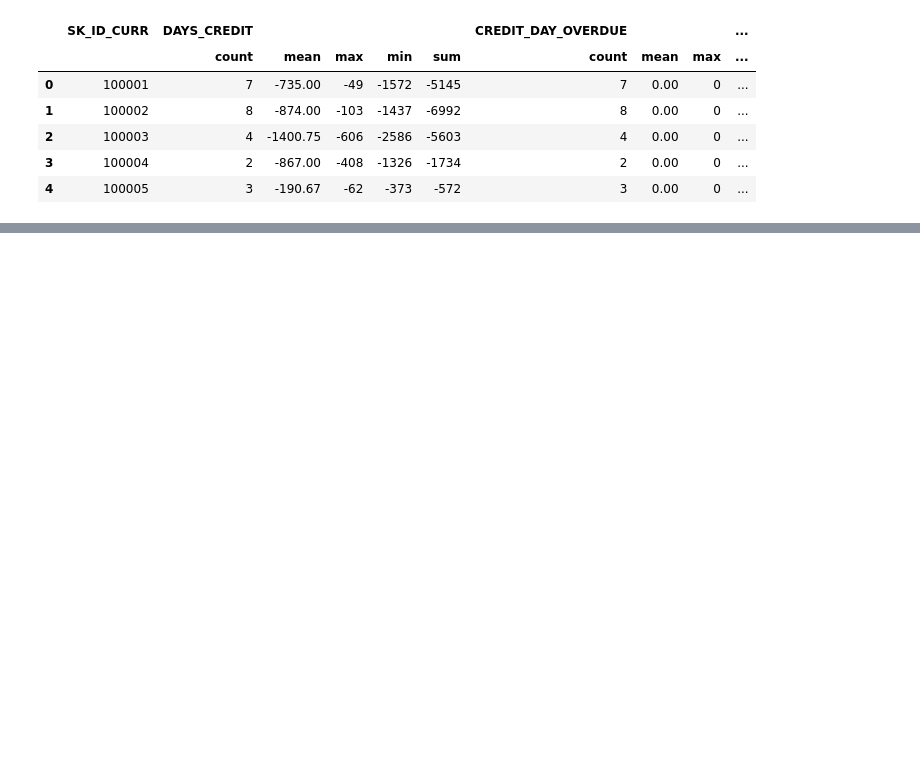
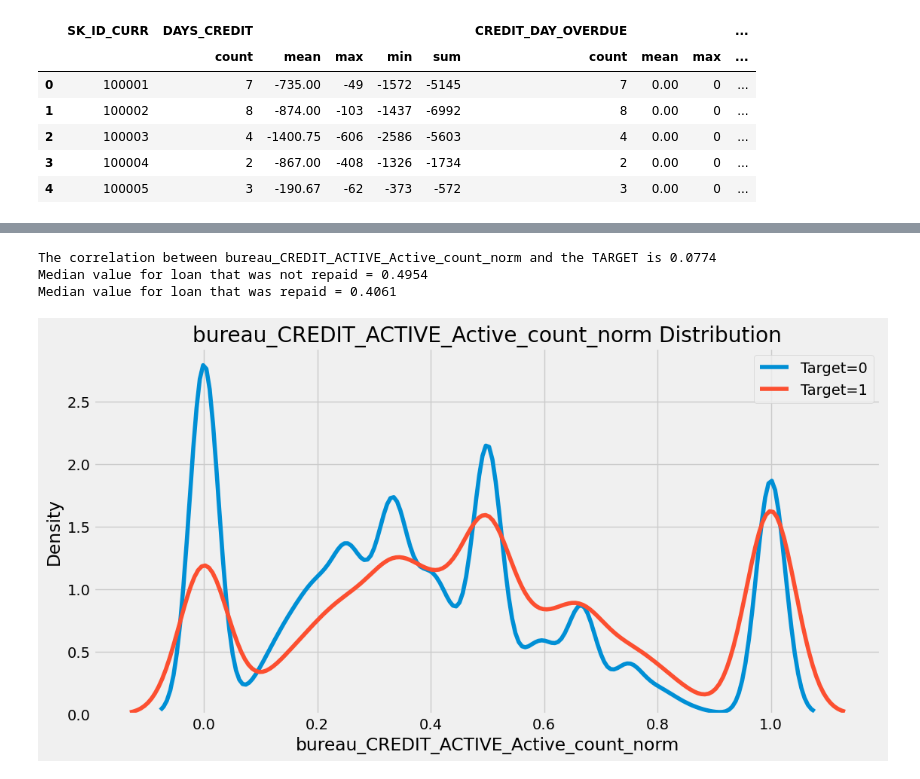
Before and after one commit to akimalikhanov/w, a Jupyter notebook: 2_manual_fe.ipynb, the cells around one changed output, grey strips where cells are left out. Drawn from its saved outputs; the diff is of its cells as text; code cells hidden in the pictures; blank space fills up the shorter version.

```diff
--- a/2_manual_fe.ipynb
+++ b/2_manual_fe.ipynb
@@ -251,0 +480,6 @@ def target_corrs(df):
+# %%
+bur_balance_by_loan=bur_balance_agg.merge(bur_balance_counts, how='outer', on='SK_ID_BUREAU')
+
+bur_balance_by_loan=bur[['SK_ID_BUREAU', 'SK_ID_CURR']].merge(bur_balance_by_loan, how='left', on='SK_ID_BUREAU')
+
+bur_balance_by_client=agg_numeric(bur_balance_by_loan.drop('SK_ID_BUREAU', axis=1), 'SK_ID_CURR', 'client')
@@ -251,0 +500,4 @@ def target_corrs(df):
+# %%
+train=train.merge(bur_counts, on='SK_ID_CURR', how='left')
+train=train.merge(bur_agg, on='SK_ID_CURR', how='left')
+train=train.merge(bur_balance_by_client, on='SK_ID_CURR', how='left')
@@ -251,0 +539,12 @@ def target_corrs(df):
+# %%
+# Read in the test dataframe
+test = pd.read_csv('data/application_test.csv')
+
+# Merge with the value counts of bureau
+test = test.merge(bur_counts, on = 'SK_ID_CURR', how = 'left')
+
+# Merge with the stats of bureau
+test = test.merge(bur_agg, on = 'SK_ID_CURR', how = 'left')
+
+# Merge with the value counts of bureau balance
+test = test.merge(bur_balance_by_client, on = 'SK_ID_CURR', how = 'left')
@@ -251,0 +555,9 @@ def target_corrs(df):
+# %%
+train_labels = train['TARGET']
+
+train, test = train.align(test, join = 'inner', axis = 1)
+
+train['TARGET'] = train_labels
+
+print('Training Data Shape: ', train.shape)
+print('Testing Data Shape: ', test.shape)
@@ -251,0 +602,7 @@ def target_corrs(df):
+# %%
+kde_target('bureau_CREDIT_ACTIVE_Active_count_norm', df=train)
+# %% [output]
+The correlation between bureau_CREDIT_ACTIVE_Active_count_norm and the TARGET is 0.0774
+Median value for loan that was not repaid = 0.4954
+Median value for loan that was repaid = 0.4061
+[figure, added]
```
Also changed, not shown: parts of 64 cells of this notebook.
